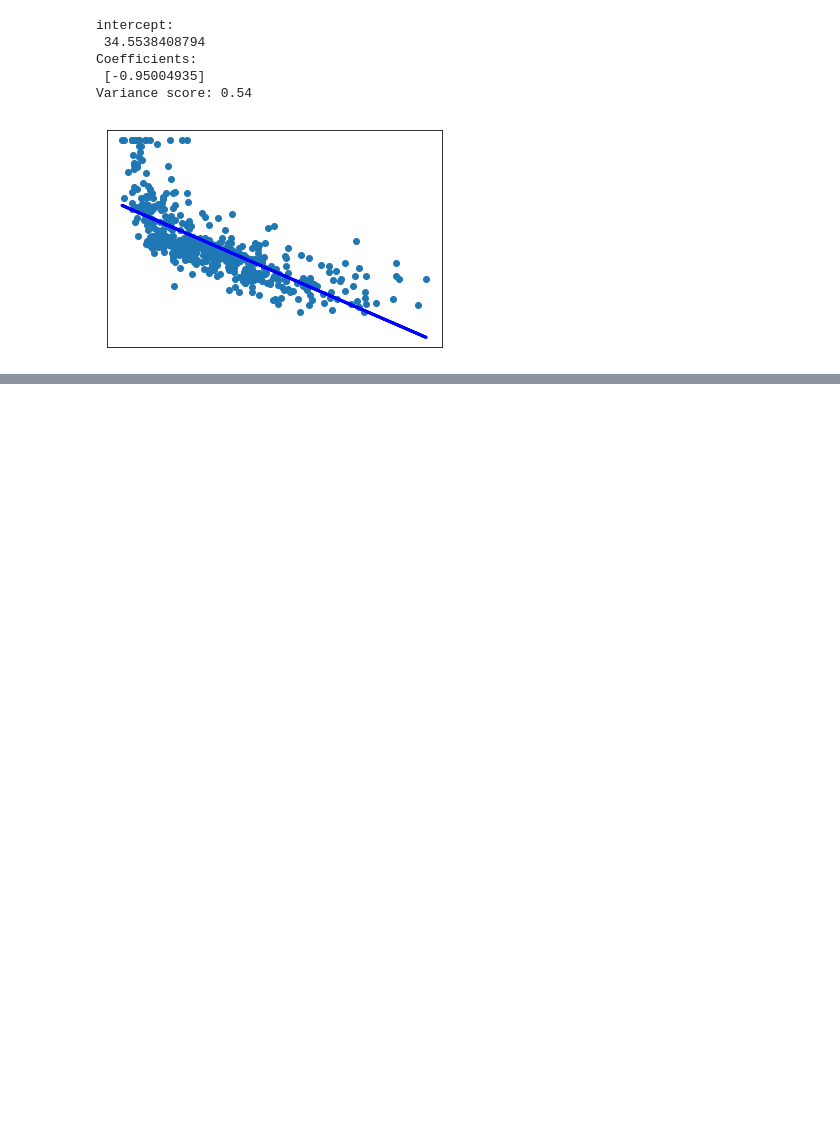
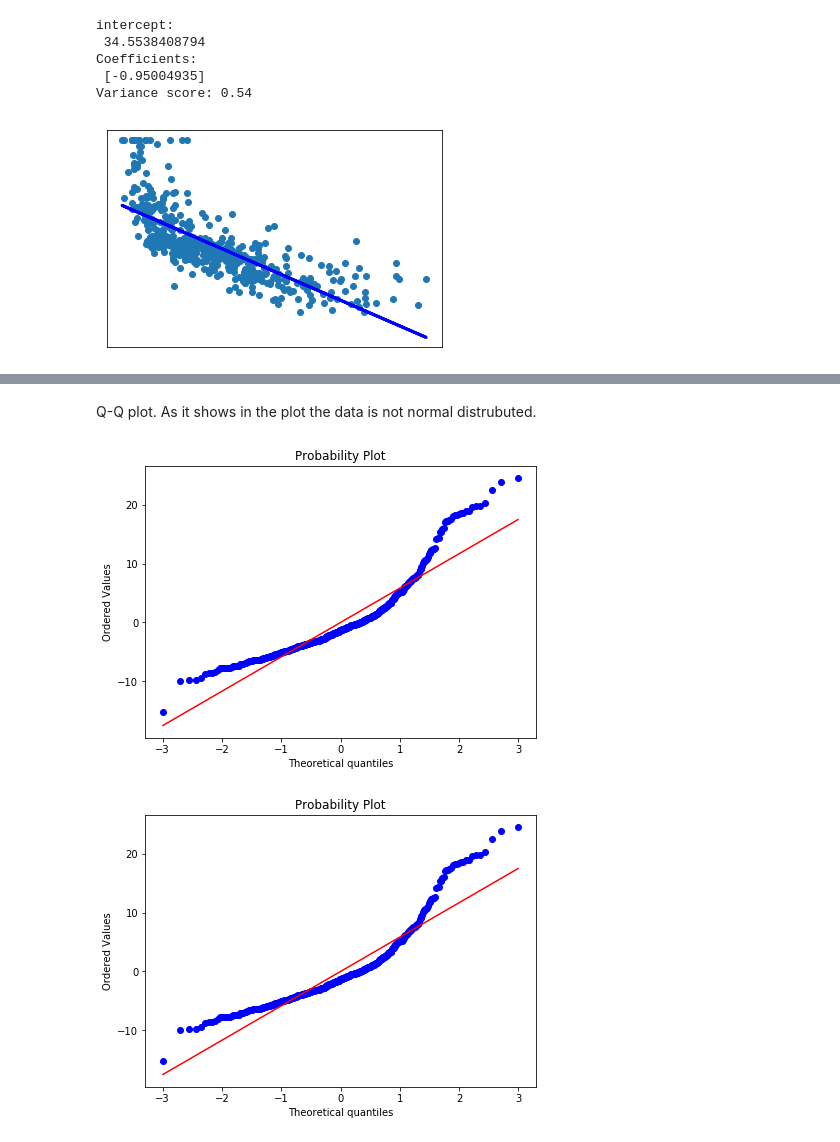
Before and after one commit to entvex/DecisionSupportSystems, a Jupyter notebook: Exercises/David og Henrik/Exersice1 - linerregssion/jupyterNoteBook/Simple linear regression.ipynb, the cells around one changed output, grey strips where cells are left out. Cells and saved outputs as stored; diff of their text form; code cells hidden in the pictures; blank space fills up the shorter version.

```diff
--- a/Exercises/David og Henrik/Exersice1 - linerregssion/jupyterNoteBook/Simple linear regression.ipynb
+++ b/Exercises/David og Henrik/Exersice1 - linerregssion/jupyterNoteBook/Simple linear regression.ipynb
@@ -83,0 +121,11 @@ plt.show()
+# %% [markdown]
+Q-Q plot. As it shows in the plot the data is not normal distrubuted.
+# %%
+from scipy.stats import probplot
+f = plt.figure(figsize=(7, 5))
+ax = f.add_subplot(111)
+tuple_out = probplot(y - y_pred, plot=ax)
+plt.show()
+# %% [output]
+[figure, added]
+[figure, added]
```
Also changed, not shown: parts of 5 cells of this notebook, 1 other file.
